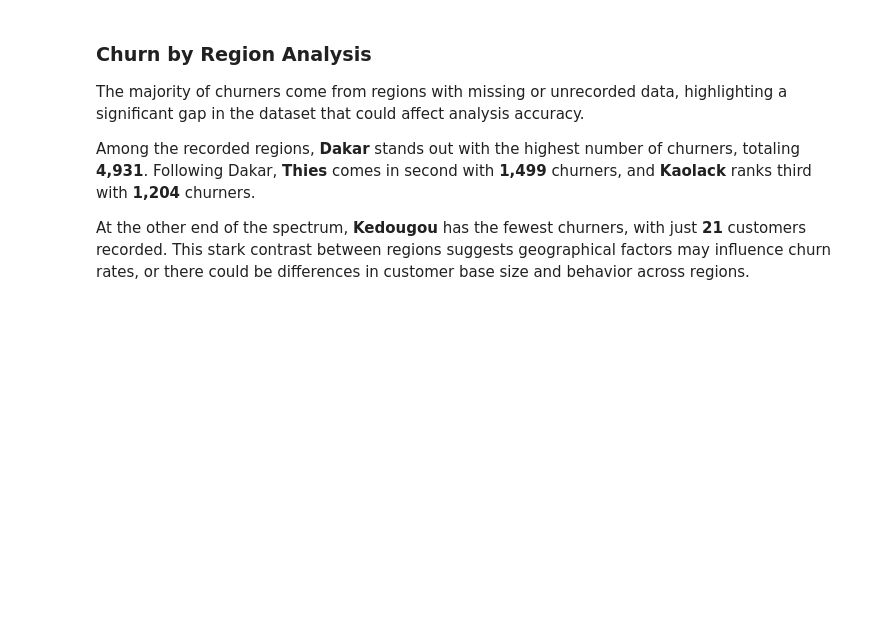
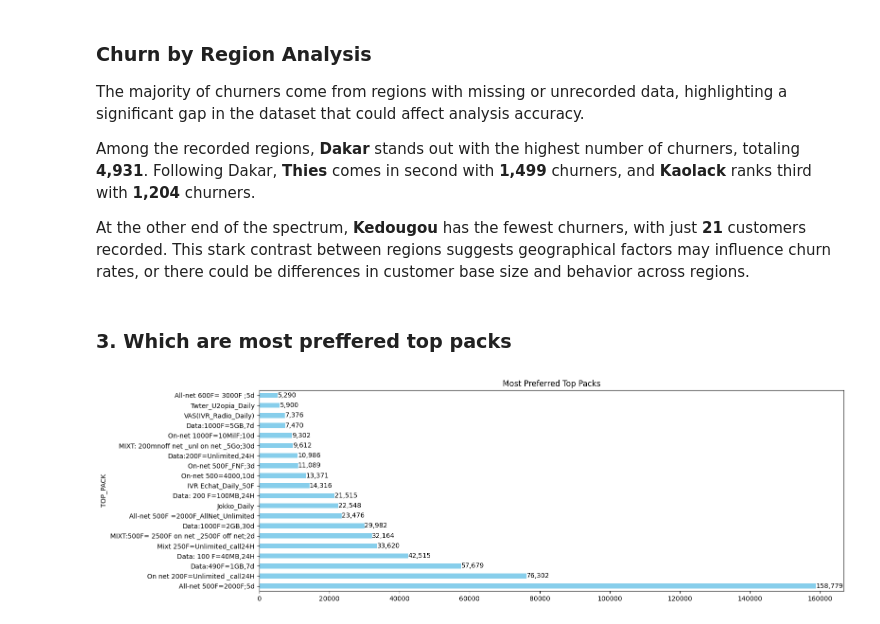
Before and after one commit to murithidenisgitobu/Customer-Churn-Prediction-Challenge-For-Azubian, a Jupyter notebook: Notebook/Notebook.ipynb, the cells around one changed output. Saved outputs shown, nothing was run; the diff lists cells and outputs as text; code cells hidden in the pictures; blank space fills up the shorter version.

Commit message:
Packs analysis

```diff
--- a/Notebook/Notebook.ipynb
+++ b/Notebook/Notebook.ipynb
@@ -485,7 +485,7 @@ ax = region_churn.plot(kind='barh', color='indianred')
 
 # Data labels
 for index, value in enumerate(region_churn):
-    ax.text(value, index, f'{value:.0f}', va='center', ha='left', fontsize=10)
+    ax.text(value, index, f'{value:,.0f}', va='center', ha='left', fontsize=10)
 
 # Show plot
 plt.title('Number of churners by Region')
@@ -501,3 +501,31 @@ The majority of churners come from regions with missing or unrecorded data, high
 Among the recorded regions, **Dakar** stands out with the highest number of churners, totaling **4,931**. Following Dakar, **Thies** comes in second with **1,499** churners, and **Kaolack** ranks third with **1,204** churners.
 
 At the other end of the spectrum, **Kedougou** has the fewest churners, with just **21** customers recorded. This stark contrast between regions suggests geographical factors may influence churn rates, or there could be differences in customer base size and behavior across regions.
+# %% [markdown]
+### **3. Which are most preffered top packs**
+# %%
+# Filter churners, group by TOP_PACK, count user_id, and get the top 20 packs
+pack_preference = (df2
+              .groupby('TOP_PACK')['user_id']
+              .count()
+              .sort_values(ascending=False)
+              .nlargest(20))
+
+# Create a horizontal bar plot
+fig, ax = plt.subplots(figsize=(16, 5))
+pack_preference.plot(kind='barh', color='skyblue', ax=ax)
+
+# Add data labels to each bar
+for index, value in enumerate(pack_preference):
+    ax.text(value, index, f'{value:,}', va='center', ha='left')
+
+# Set plot title
+plt.title('Most Preferred Top Packs')
+
+# Ensure proper layout
+plt.tight_layout()
+
+# Display the plot
+plt.show()
+# %% [output]
+[figure, added]
```
Also changed, not shown: parts of 1 cell of this notebook.
